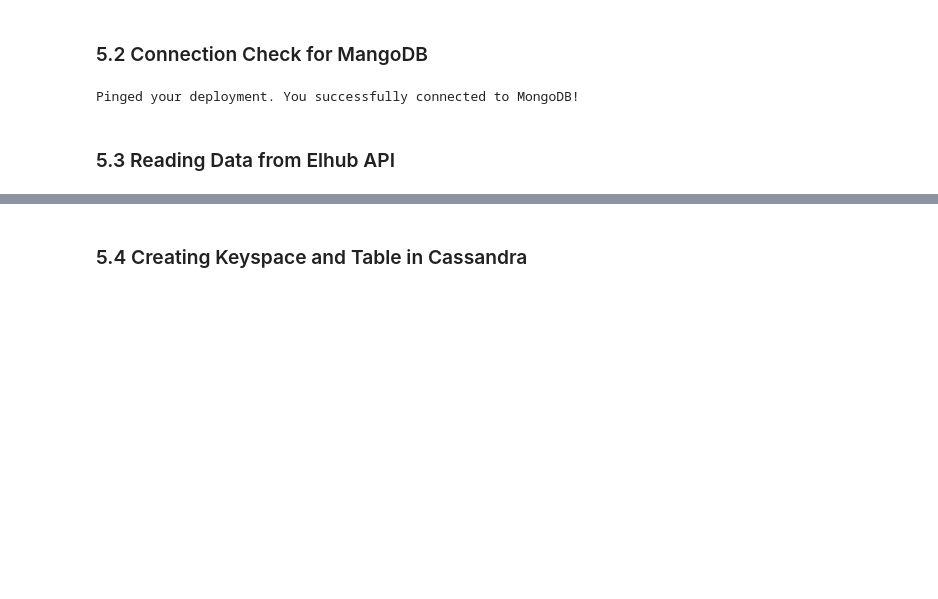
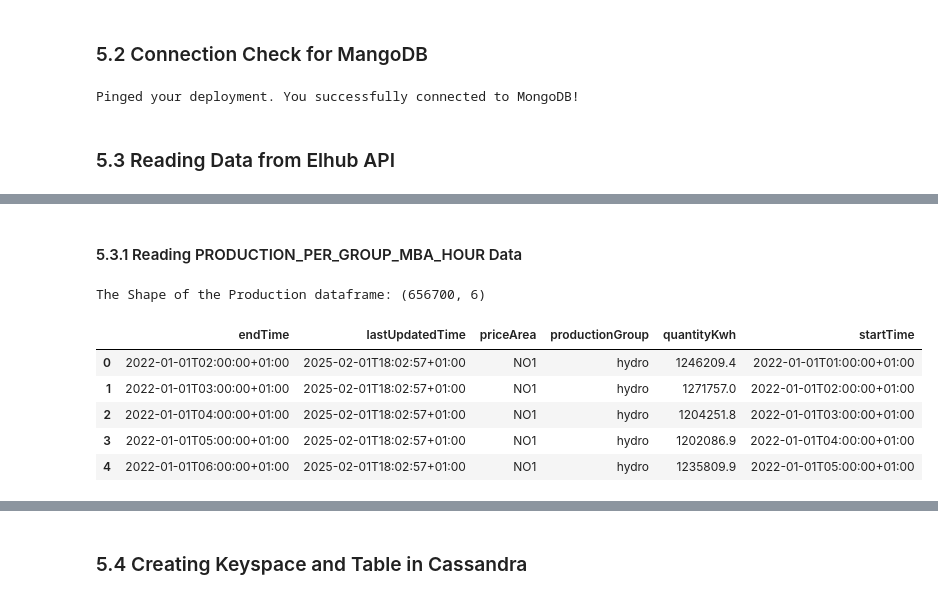
Before and after one commit to Indraadhikari/IND320_Indra, a Jupyter notebook: Part_4_Machine Learning_indra.ipynb, the cells around one changed output, grey strips where cells are left out. Drawn from its saved outputs; the diff is of its cells as text; code cells hidden in the pictures; blank space fills up the shorter version.

```diff
--- a/Part_4_Machine Learning_indra.ipynb
+++ b/Part_4_Machine Learning_indra.ipynb
@@ -154,0 +137,18 @@ df.head(2), df.tail(2)
+# %% [markdown]
+#### 5.3.1 Reading PRODUCTION_PER_GROUP_MBA_HOUR Data
+# %%
+entity = 'price-areas'
+dataset = "PRODUCTION_PER_GROUP_MBA_HOUR"
+year = [2021, 2022, 2023, 2024]
+
+df = reading_data_from_elhub_api(entity=entity,dataset=dataset,year=year)
+print(f"The Shape of the Production dataframe: {df.shape}")
+df.head()
+# %% [output]
+The Shape of the Production dataframe: (656700, 6)
+|  | endTime | lastUpdatedTime | priceArea | productionGroup | quantityKwh | startTime |
+| 0 | 2022-01-01T02:00:00+01:00 | 2025-02-01T18:02:57+01:00 | NO1 | hydro | 1246209.4 | 2022-01-01T01:00:00+01:00 |
+| 1 | 2022-01-01T03:00:00+01:00 | 2025-02-01T18:02:57+01:00 | NO1 | hydro | 1271757.0 | 2022-01-01T02:00:00+01:00 |
+| 2 | 2022-01-01T04:00:00+01:00 | 2025-02-01T18:02:57+01:00 | NO1 | hydro | 1204251.8 | 2022-01-01T03:00:00+01:00 |
+| 3 | 2022-01-01T05:00:00+01:00 | 2025-02-01T18:02:57+01:00 | NO1 | hydro | 1202086.9 | 2022-01-01T04:00:00+01:00 |
+| 4 | 2022-01-01T06:00:00+01:00 | 2025-02-01T18:02:57+01:00 | NO1 | hydro | 1235809.9 | 2022-01-01T05:00:00+01:00 |
```
Also changed, not shown: parts of 22 cells of this notebook, 8 other files.
